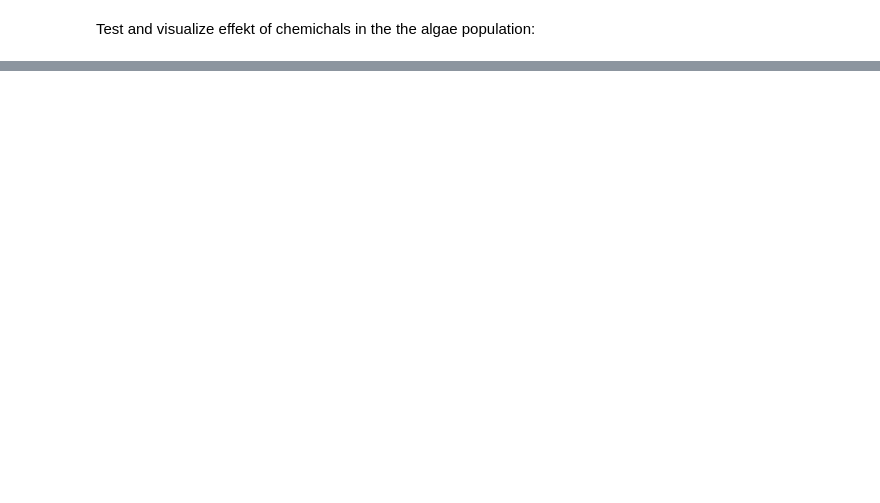
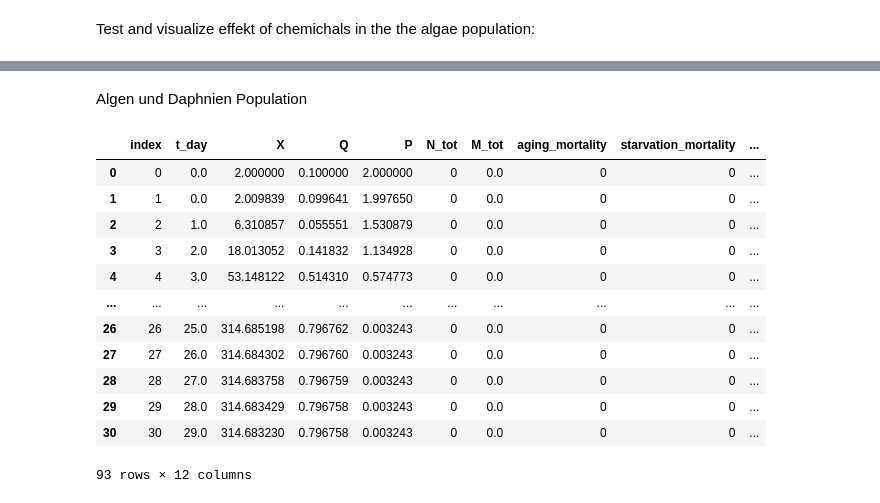
Before and after one commit to Valentin-Schwarz/mempyDEB, a Jupyter notebook: mempyDEB/DEBIBM/algea_model.ipynb, the cells around one changed output, grey strips where cells are left out. Cells and saved outputs as stored; diff of their text form; code cells hidden in the pictures; blank space fills up the shorter version.

```diff
--- a/mempyDEB/DEBIBM/algea_model.ipynb
+++ b/mempyDEB/DEBIBM/algea_model.ipynb
@@ -121,0 +122,29 @@ plt.show()
+# %% [markdown]
+Algen und Daphnien Population
+# %%
+p.glb['tspan'] = (0,30)
+p.glb['N_0'] = 0 #No Daphnia
+p.glb['data_collection_interval']=1 #in order to track shorter tie intervalls
+p.glb['Pdot_in'] = 0.4
+p.glb['tres'] = 240
+p.glb['X0'] = 2
+p.glb['Q0'] = .1
+p.glb['P0'] = 2
+p.glb['C_W'] = 0
+sim = simulate_DEBIBM(p) # runs the baseline model (a variant of DEBkiss)
+mout_constant, aout = sim
+mout_constant
+# %% [output]
+|  | index | t_day | X | Q | P | N_tot | M_tot | aging_mortality | starvation_mortality | ... |
+| 0 | 0 | 0.0 | 2.000000 | 0.100000 | 2.000000 | 0 | 0.0 | 0 | 0 | ... |
+| 1 | 1 | 0.0 | 2.009839 | 0.099641 | 1.997650 | 0 | 0.0 | 0 | 0 | ... |
+| 2 | 2 | 1.0 | 6.310857 | 0.055551 | 1.530879 | 0 | 0.0 | 0 | 0 | ... |
+| 3 | 3 | 2.0 | 18.013052 | 0.141832 | 1.134928 | 0 | 0.0 | 0 | 0 | ... |
+| 4 | 4 | 3.0 | 53.148122 | 0.514310 | 0.574773 | 0 | 0.0 | 0 | 0 | ... |
+| ... | ... | ... | ... | ... | ... | ... | ... | ... | ... | ... |
+| 26 | 26 | 25.0 | 314.685198 | 0.796762 | 0.003243 | 0 | 0.0 | 0 | 0 | ... |
+| 27 | 27 | 26.0 | 314.684302 | 0.796760 | 0.003243 | 0 | 0.0 | 0 | 0 | ... |
+| 28 | 28 | 27.0 | 314.683758 | 0.796759 | 0.003243 | 0 | 0.0 | 0 | 0 | ... |
+| 29 | 29 | 28.0 | 314.683429 | 0.796758 | 0.003243 | 0 | 0.0 | 0 | 0 | ... |
+| 30 | 30 | 29.0 | 314.683230 | 0.796758 | 0.003243 | 0 | 0.0 | 0 | 0 | ... |
+93 rows × 12 columns
```
Also changed, not shown: parts of 6 cells of this notebook, 2 other files.
